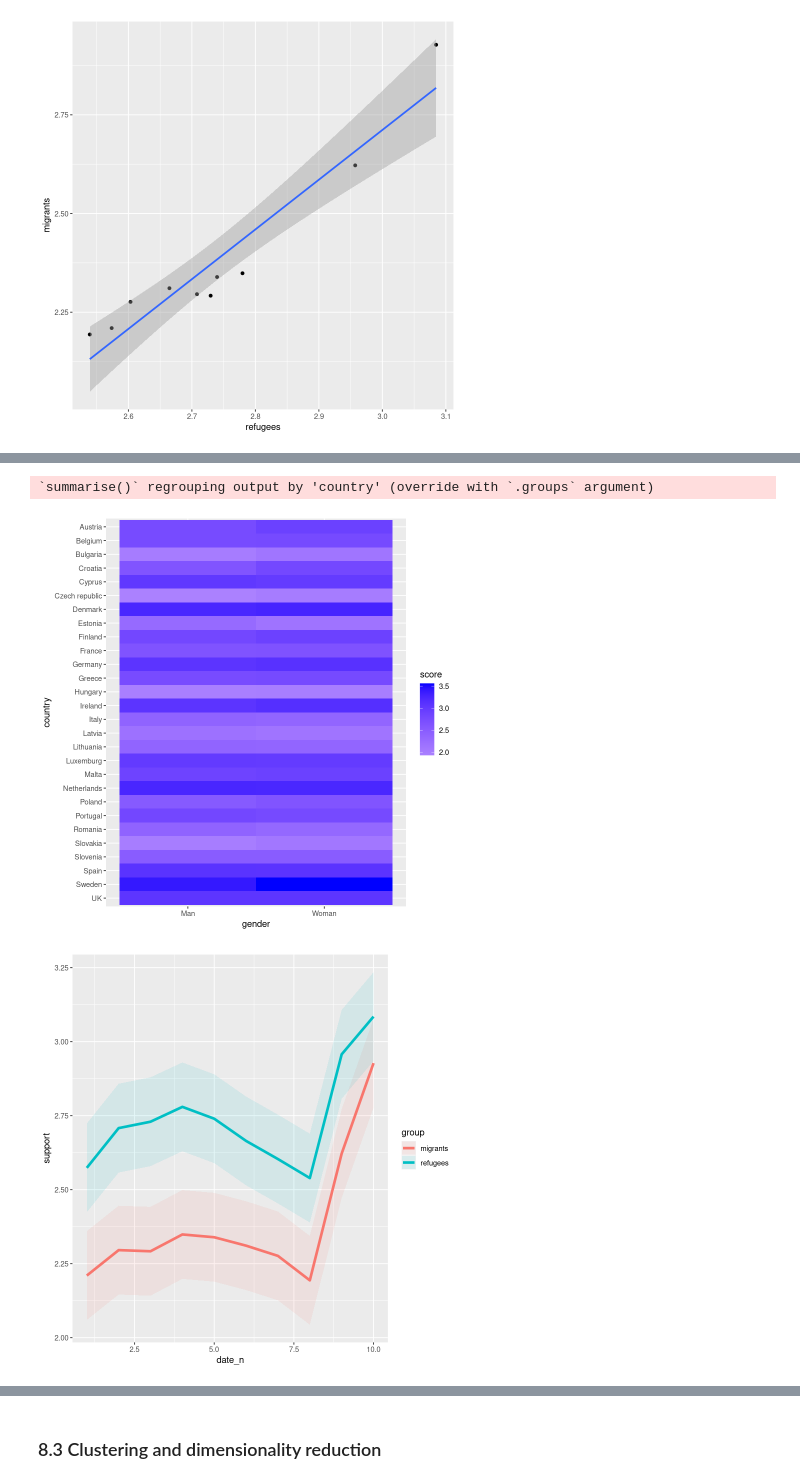
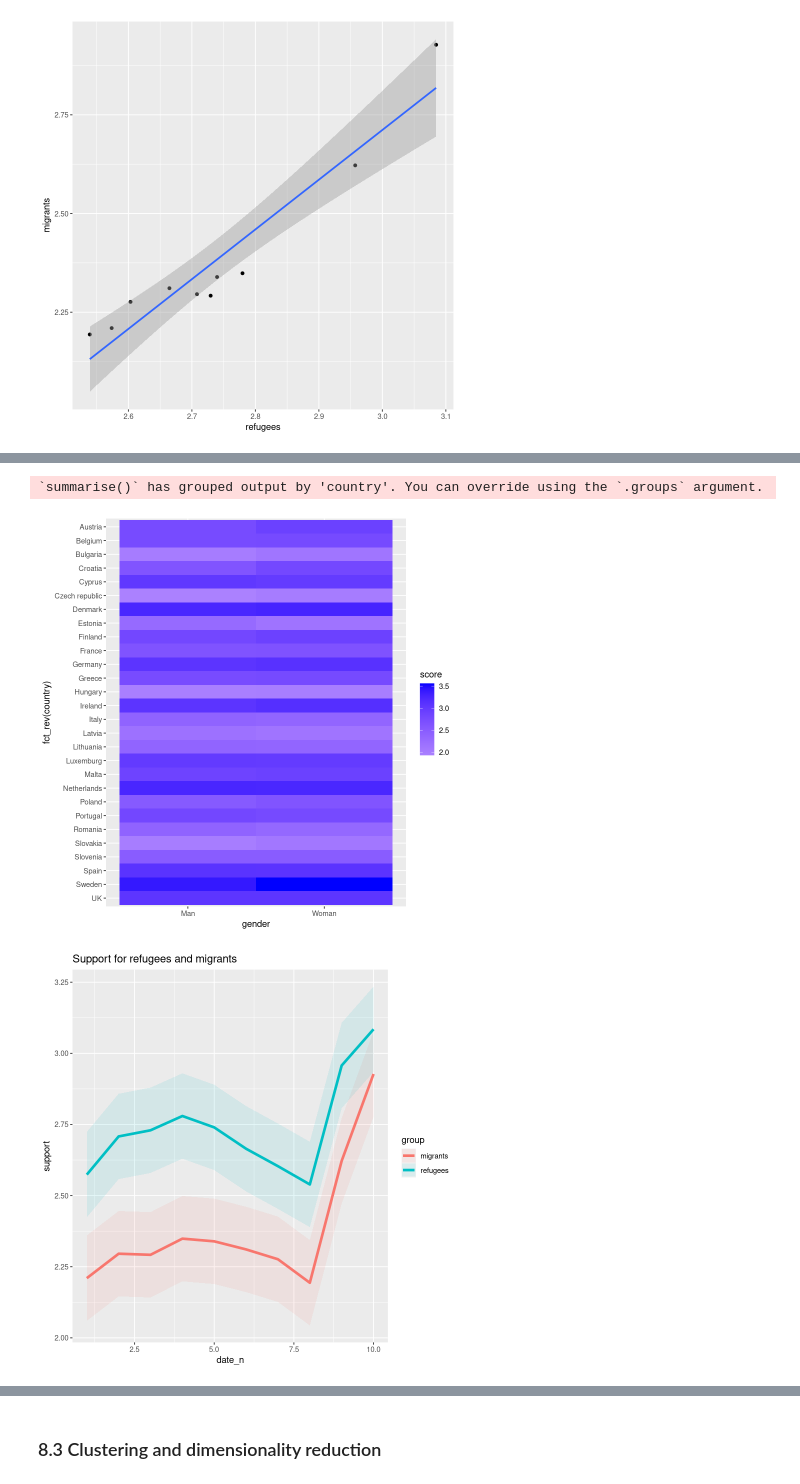
Before and after one commit to ccs-amsterdam/ccsbook, a Jupyter notebook: chapter07/EDA_r.ipynb, the cells around one changed output, grey strips where cells are left out. Drawn from its saved outputs; the diff is of its cells as text; code cells hidden in the pictures.

```diff
--- a/chapter07/EDA_r.ipynb
+++ b/chapter07/EDA_r.ipynb
@@ -28,13 +33,9 @@ Welcome! Want to learn more? See two factoextra-related books at https://goo.gl/
 # %% [markdown]
 ### 8.1 Simple exploratory data analysis
 # %%
-
-#Load clean data
-#Data preparation in cleaning_eurobarometer_r.ipynb
-url='http://cssbook.net/d/eurobarometer_nov_2017.csv'
+url='http://cssbook.net/d/eurobarom_nov_2017.csv'
 d2= read_csv(url, col_names = TRUE)
-print(glue("Shape of my original data: {nrow(d2)} x {ncol(d2)}"))
-print("Variables:")
+glue("{nrow(d2)} row x {ncol(d2)} columns")
 colnames(d2)
 # %% [output]
 ── Column specification ──────────────────────────────────────────────────────────────────────────────────────────────────────────────────────────────────────────────────────────────────────────────── ...
@@ -160,14 +159,17 @@ ggplot(support_refugees, aes(x=date_n, y=support)) +
 # %%
 # Combine data
 support_combined = d2 %>% group_by(date_n) %>%
-  summarise(refugees=mean(support_refugees_n, na.rm = TRUE),
-            migrants=mean(support_migrants_n, na.rm = TRUE))
+ summarise(
+  refugees=mean(support_refugees_n, na.rm = TRUE),
+  migrants=mean(support_migrants_n, na.rm = TRUE))
 
 # Pivot to long format and plot
-support_long = pivot_longer(support_combined, -date_n,
-                            names_to="group", values_to="support")
-ggplot(support_long, aes(x = date_n, y=support, colour=group)) +
+support_long = support_combined %>%
+  pivot_longer(-date_n, names_to="group",
+               values_to="support")
+ggplot(support_long,
+       aes(x=date_n, y=support, colour=group)) +
   geom_line(size = 1.5) +
-  labs(title = "Support of refugees and migrants by day",
-       x = "Day", y = "Level of Support")
+  labs(title="Support for refugees and migrants",
+       x="Day", y="Level of Support")
 # %% [output]
@@ -198,19 +212,24 @@ print(cor(support_combined$refugees, support_combined$migrants, method = "pearso
 # %%
-pivot_data= d2 %>% select (gender, country, support_refugees_n)
-pivot_data = pivot_data %>% mutate(country=factor(country,levels=rev(sort(unique(country)))))
-pivot_data= group_by(pivot_data, country, gender)
-pivot_data = summarise(pivot_data, score = mean(support_refugees_n))
+pivot_data= d2 %>%
+  select(gender, country, support_refugees_n) %>%
+  group_by(country, gender) %>%
+  summarise(score = mean(support_refugees_n))
 # %% [output]
-`summarise()` regrouping output by 'country' (override with `.groups` argument)
+`summarise()` has grouped output by 'country'. You can override using the `.groups` argument.
 # %%
-ggplot(pivot_data, aes(x = gender, y = country, fill = score)) + geom_tile()+
-  scale_fill_gradient2(low="white", high="blue", guide="colorbar")
+ggplot(pivot_data, aes(x = gender,
+    y = fct_rev(country), fill = score)) +
+  geom_tile()+
+  scale_fill_gradient2(low="white", high="blue")
 # %% [output]
-[figure, old version]
+[figure, new version]
 # %%
-ggplot(support_long, aes(x=date_n, y=support, color=group)) +
+ggplot(support_long,
+       aes(x=date_n, y=support, color=group)) +
   geom_line(size=1.5) +
-  geom_ribbon(aes(fill=group, ymin=support-0.15, ymax=support+0.15),
-              alpha=.1, lty=0)
+  geom_ribbon(aes(fill=group, ymin=support-0.15,
+                  ymax=support+0.15),
+              alpha=.1, lty=0) +
+  ggtitle("Support for refugees and migrants")
 # %% [output]
-[figure, old version]
+[figure, new version]
```
Also changed, not shown: parts of 37 cells of this notebook, 1 other file.
